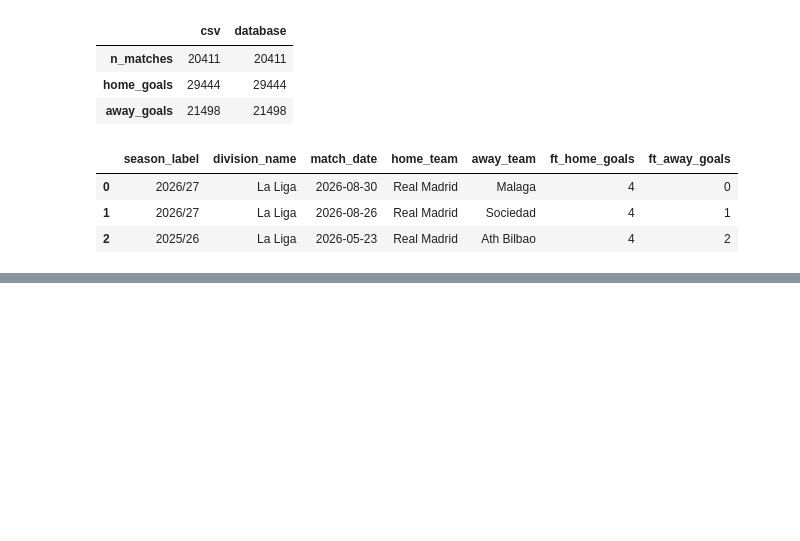
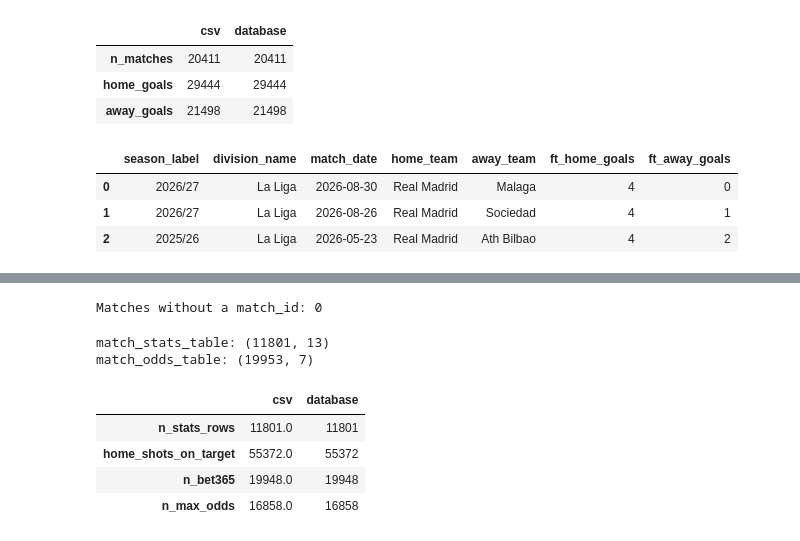
Before and after one commit to idoberk/football-score-predictor, a Jupyter notebook: notebooks/database_load.ipynb, the cells around one changed output, grey strips where cells are left out. Saved outputs shown, nothing was run; the diff lists cells and outputs as text; code cells hidden in the pictures; blank space fills up the shorter version.

Commit message:
Load match stats and odds linked by match_id

```diff
--- a/notebooks/database_load.ipynb
+++ b/notebooks/database_load.ipynb
@@ -321,0 +358,37 @@ real_madrid_home
+# %%
+# match_id for every match, indexed by the natural key
+match_ids = pd.read_sql(
+    text(
+        """
+        SELECT match_id, season_start, division_code, home_team_id, away_team_id
+        FROM matches
+        """
+    ),
+    engine,
+).set_index(MATCH_NATURAL_KEY)["match_id"]
+
+# join(on=...) looks up each row's key in match_ids and keeps matches_table's index, so the new column lines up with the rows of matches
+matches_with_ids = matches.assign(
+    match_id=matches_table.join(match_ids, on=MATCH_NATURAL_KEY)["match_id"]
+)
+
+print(f"Matches without a match_id: {matches_with_ids['match_id'].isna().sum()}")
+# %% [output]
+Matches without a match_id: 0
+# %%
+# how="all" drops a row only when every stat is missing.
+# The 12 stats are missing together, and NOT NULL in the schema would reject a half filled row anyway
+match_stats_table = matches_with_ids.dropna(
+    subset=list(MATCH_STATS_COLUMNS), how="all"
+)[["match_id", *MATCH_STATS_COLUMNS]].rename(columns=MATCH_STATS_COLUMNS)
+
+# Same idea for odds. Keep a match if it has Bet365 odds, the market maximum, or both
+match_odds_table = matches_with_ids.dropna(subset=list(MATCH_ODDS_COLUMNS), how="all")[
+    ["match_id", *MATCH_ODDS_COLUMNS]
+].rename(columns=(MATCH_ODDS_COLUMNS))
+
+print(f"match_stats_table: {match_stats_table.shape}")
+print(f"match_odds_table: {match_odds_table.shape}")
+# %% [output]
+match_stats_table: (11801, 13)
+match_odds_table: (19953, 7)
@@ -321,0 +400,31 @@ real_madrid_home
+# %%
+db_totals = pd.read_sql(
+    text(
+        """
+        SELECT
+            (SELECT COUNT(*) FROM match_stats) AS n_stats_rows,
+            (SELECT SUM(home_shots_on_target) FROM match_stats) AS home_shots_on_target,
+            (SELECT COUNT(b365_home) FROM match_odds) AS n_bet365,
+            (SELECT COUNT(max_home) FROM match_odds) AS n_max_odds
+        """
+    ),
+    engine,
+).iloc[0]
+
+# COUNT(column) counts only non NULL values, same as notna().sum() in pandas
+csv_totals = pd.Series(
+    {
+        "n_stats_rows": matches["HomeTarget"].notna().sum(),
+        "home_shots_on_target": matches["HomeTarget"].sum(),
+        "n_bet365": matches["OddHome"].notna().sum(),
+        "n_max_odds": matches["MaxHome"].notna().sum(),
+    }
+)
+
+pd.DataFrame({"csv": csv_totals, "database": db_totals})
+# %% [output]
+|  | csv | database |
+| n_stats_rows | 11801.0 | 11801 |
+| home_shots_on_target | 55372.0 | 55372 |
+| n_bet365 | 19948.0 | 19948 |
+| n_max_odds | 16858.0 | 16858 |
```
Also changed, not shown: parts of 4 cells of this notebook.
